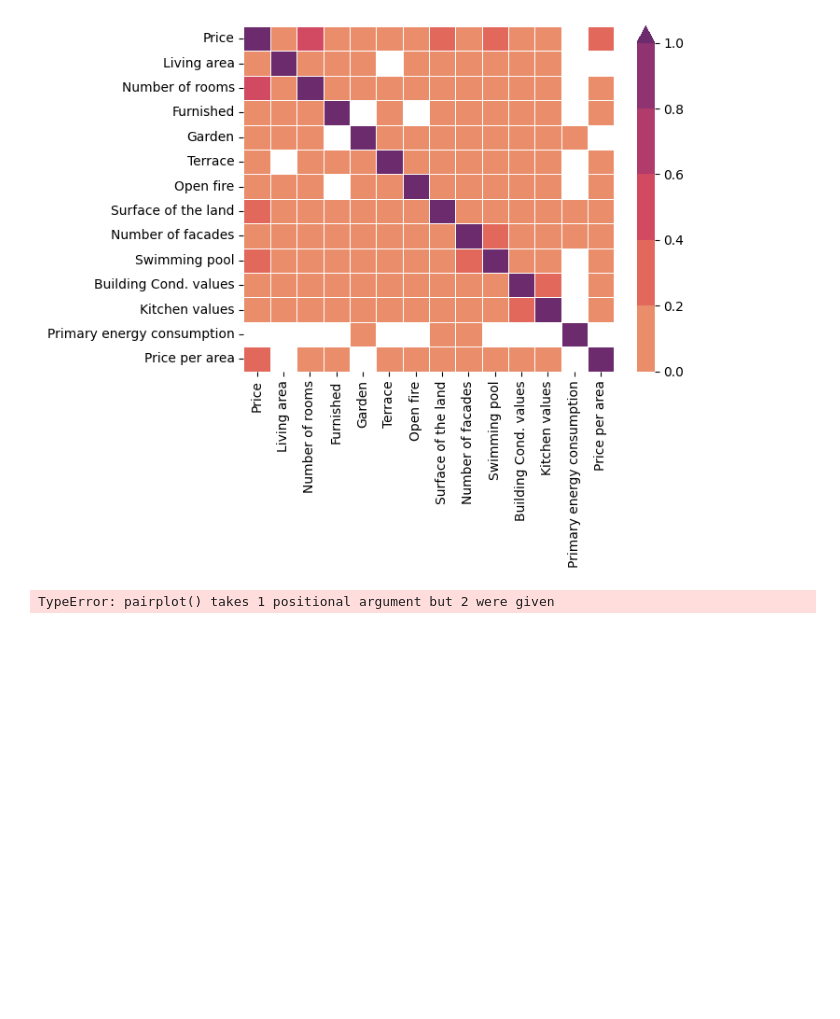
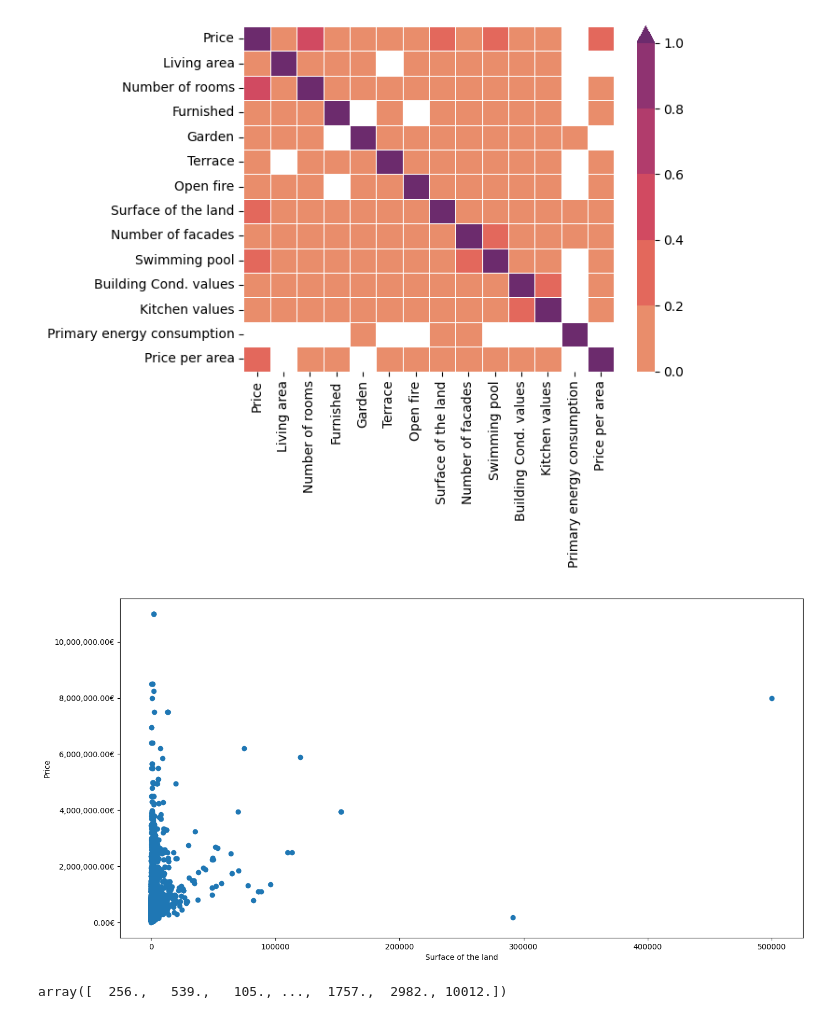
Before and after one commit to melikkekaya/challenge-data-analysis, a Jupyter notebook: analysis_melike.ipynb, the cells around one changed output. Cells and saved outputs as stored; diff of their text form; code cells hidden in the pictures; blank space fills up the shorter version.

```diff
--- a/analysis_melike.ipynb
+++ b/analysis_melike.ipynb
@@ -293,7 +281,18 @@ sns.boxplot(x=price2)
 # %%
 # %% [output]
 [figure]
-# %%
-sns.pairplot(house_target_data["Price per area"],price2)
-# %% [output]
-TypeError: pairplot() takes 1 positional argument but 2 were given
+# %%
+fig, ax = plt.subplots(figsize=(16,8))
+ax.scatter(house_target_data['Surface of the land'], house_target_data['Price'])
+ax.set_xlabel('Surface of the land')
+ax.set_ylabel('Price')
+fmt = '{x:,.2f}€'
+tick = mtick.StrMethodFormatter(fmt)
+ax.yaxis.set_major_formatter(tick)
+plt.show()
+# %% [output]
+[figure, added]
+# %%
+house_target_data["Surface of the land"].unique()
+# %% [output]
+array([  256.,   539.,   105., ...,  1757.,  2982., 10012.])
```
Also changed, not shown: parts of 13 cells of this notebook, 1 other file.
